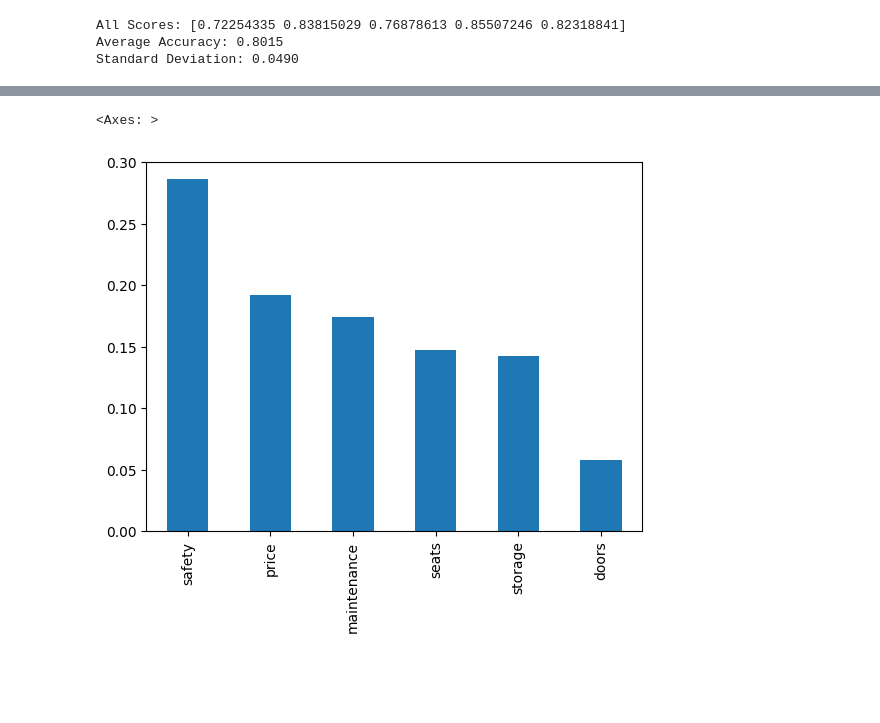
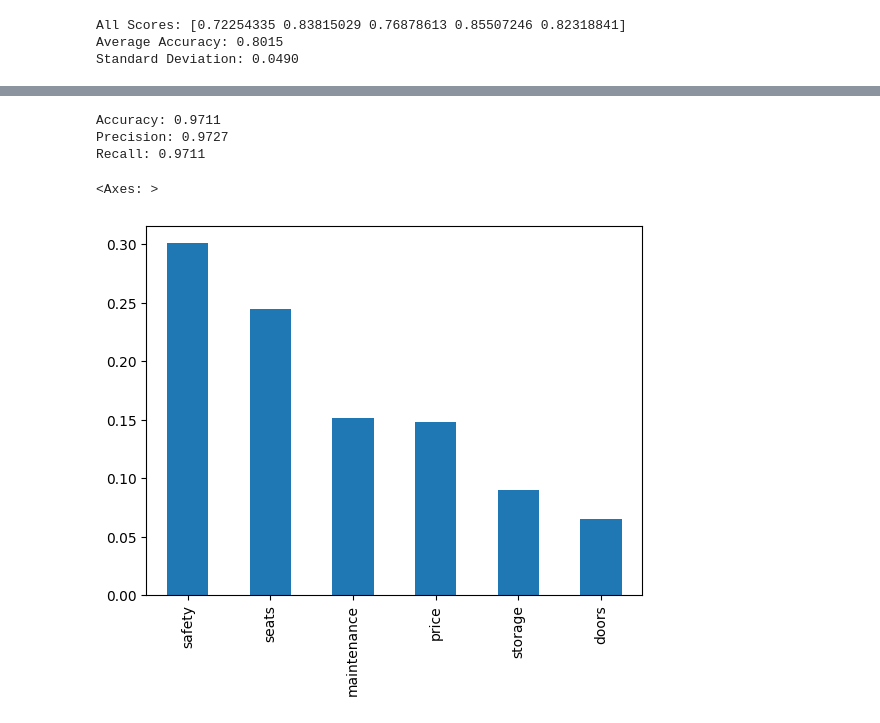
Before and after one commit to bhavik-knight/5580-dm-a2-classification, a Jupyter notebook: rf_classification.ipynb, the cells around one changed output, grey strips where cells are left out. Cells and saved outputs as stored; diff of their text form; code cells hidden in the pictures; blank space fills up the shorter version.

Commit message:
figures

```diff
--- a/rf_classification.ipynb
+++ b/rf_classification.ipynb
@@ -219,5 +262,5 @@ rf3 = RandomForestClassifier(
     random_state=42
 )
 # %%
-rf3.fit(X_train, y_train)
+rf3.fit(X_train1, y_train1)
 # %% [output]
@@ -248,0 +281,26 @@ Recall: 0.953757225433526
+# %%
+param_dist = {
+  'n_estimators': randint(100, 500),
+  'max_depth': randint(3, 15),
+  'min_samples_split': randint(2, 10),
+  'min_samples_leaf': randint(1, 5),
+  'class_weight': ['balanced', 'balanced_subsample', None],
+}
+
+
+# Create a random forest classifier
+rf = RandomForestClassifier(random_state=42, n_jobs=-1)
+
+# Use random search to find the best hyperparameters
+rand_search = RandomizedSearchCV(
+  rf,
+  param_distributions=param_dist,
+  n_iter=10,
+  cv=5,
+  scoring='accuracy',
+  n_jobs=-1,
+  random_state=42
+)
+# %%
+# Feed your training data to the search object
+rand_search.fit(X_train, y_train)
@@ -248,0 +319,6 @@ Recall: 0.953757225433526
+# %%
+# Create a variable for the best model
+best_rf = rand_search.best_estimator_
+
+# Print the best hyperparameters
+print('Best hyperparameters:',  rand_search.best_params_)
@@ -249,6 +337,18 @@ Recall: 0.953757225433526
+# %%
+accuracy = accuracy_score(y_test, y_pred)
+precision = precision_score(y_test, y_pred, average='weighted')
+recall = recall_score(y_test, y_pred, average='weighted')
+
+print("Accuracy:", f"{accuracy:.4f}")
+print("Precision:", f"{precision:.4f}")
+print("Recall:", f"{recall:.4f}")
+# %% [output]
+Accuracy: 0.9711
+Precision: 0.9727
+Recall: 0.9711
 # %%
-importances = pd.Series(rf3.feature_importances_, index=cars.iloc[:, :-1].columns)
+importances = pd.Series(best_rf.feature_importances_, index=cars.iloc[:, :-1].columns)
 importances.sort_values(ascending=False).plot.bar()
 # %% [output]
 <Axes: >
-[figure, old version]
+[figure, new version]
```
Also changed, not shown: parts of 28 cells of this notebook, 6 other files.
